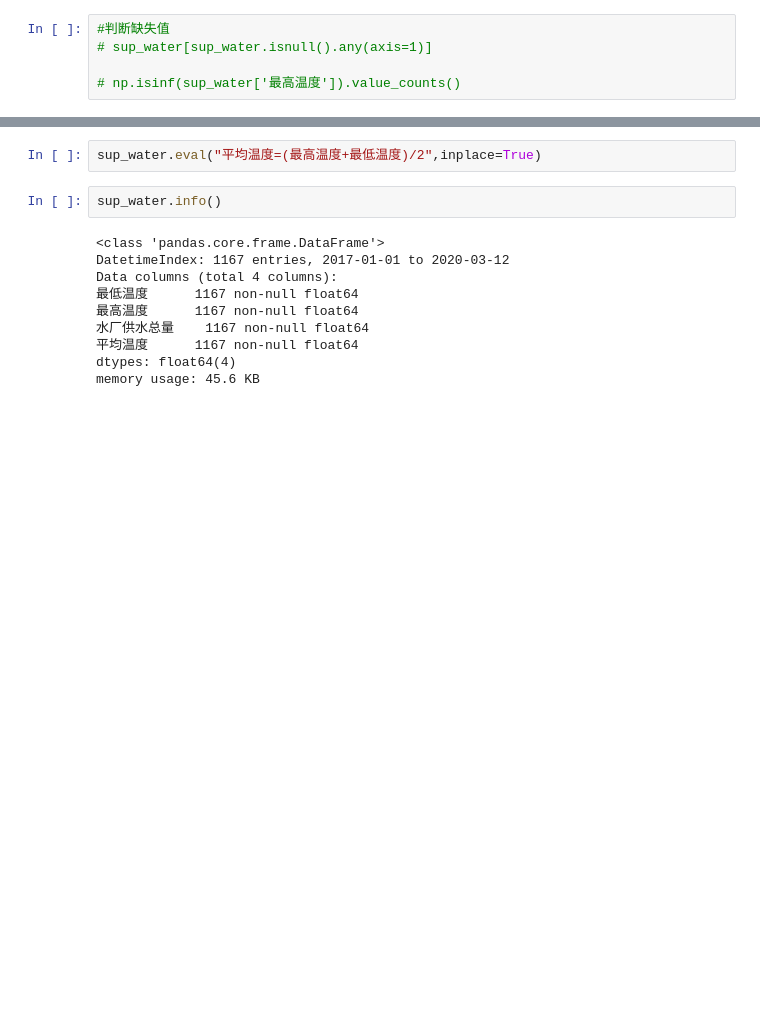
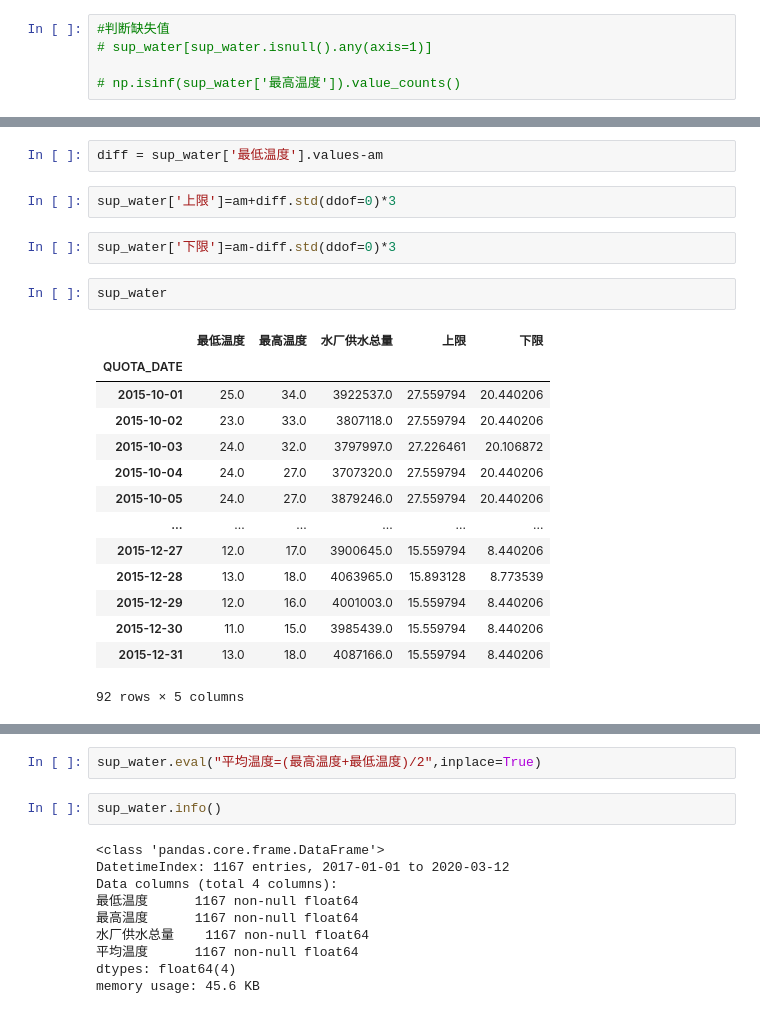
Before and after one commit to jayaston/mypyworks, a Jupyter notebook: 利用fbprophet预测新冠疫情期间的供水总量论文.ipynb, the cells around one changed output, grey strips where cells are left out. Saved outputs shown, nothing was run; the diff lists cells and outputs as text; blank space fills up the shorter version.

```diff
--- a/利用fbprophet预测新冠疫情期间的供水总量论文.ipynb
+++ b/利用fbprophet预测新冠疫情期间的供水总量论文.ipynb
@@ -67,0 +98,23 @@ sup_water[diff.abs()>diff.std(ddof=0)*4]
+# %%
+diff = sup_water['最低温度'].values-am
+# %%
+sup_water['上限']=am+diff.std(ddof=0)*3
+# %%
+sup_water['下限']=am-diff.std(ddof=0)*3
+# %%
+sup_water
+# %% [output]
+|  | 最低温度 | 最高温度 | 水厂供水总量 | 上限 | 下限 |
+| QUOTA_DATE |  |  |  |  |  |
+| 2015-10-01 | 25.0 | 34.0 | 3922537.0 | 27.559794 | 20.440206 |
+| 2015-10-02 | 23.0 | 33.0 | 3807118.0 | 27.559794 | 20.440206 |
+| 2015-10-03 | 24.0 | 32.0 | 3797997.0 | 27.226461 | 20.106872 |
+| 2015-10-04 | 24.0 | 27.0 | 3707320.0 | 27.559794 | 20.440206 |
+| 2015-10-05 | 24.0 | 27.0 | 3879246.0 | 27.559794 | 20.440206 |
+| ... | ... | ... | ... | ... | ... |
+| 2015-12-27 | 12.0 | 17.0 | 3900645.0 | 15.559794 | 8.440206 |
+| 2015-12-28 | 13.0 | 18.0 | 4063965.0 | 15.893128 | 8.773539 |
+| 2015-12-29 | 12.0 | 16.0 | 4001003.0 | 15.559794 | 8.440206 |
+| 2015-12-30 | 11.0 | 15.0 | 3985439.0 | 15.559794 | 8.440206 |
+| 2015-12-31 | 13.0 | 18.0 | 4087166.0 | 15.559794 | 8.440206 |
+92 rows × 5 columns
```
Also changed, not shown: parts of 10 cells of this notebook, 2 other files.
